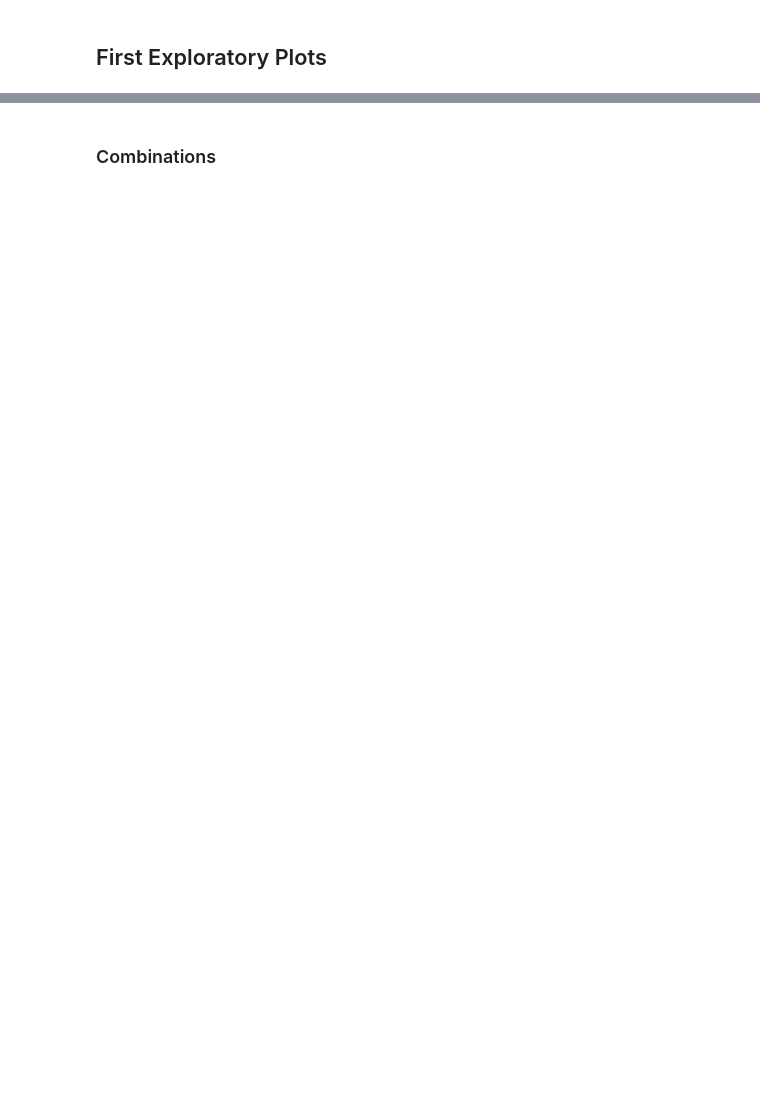
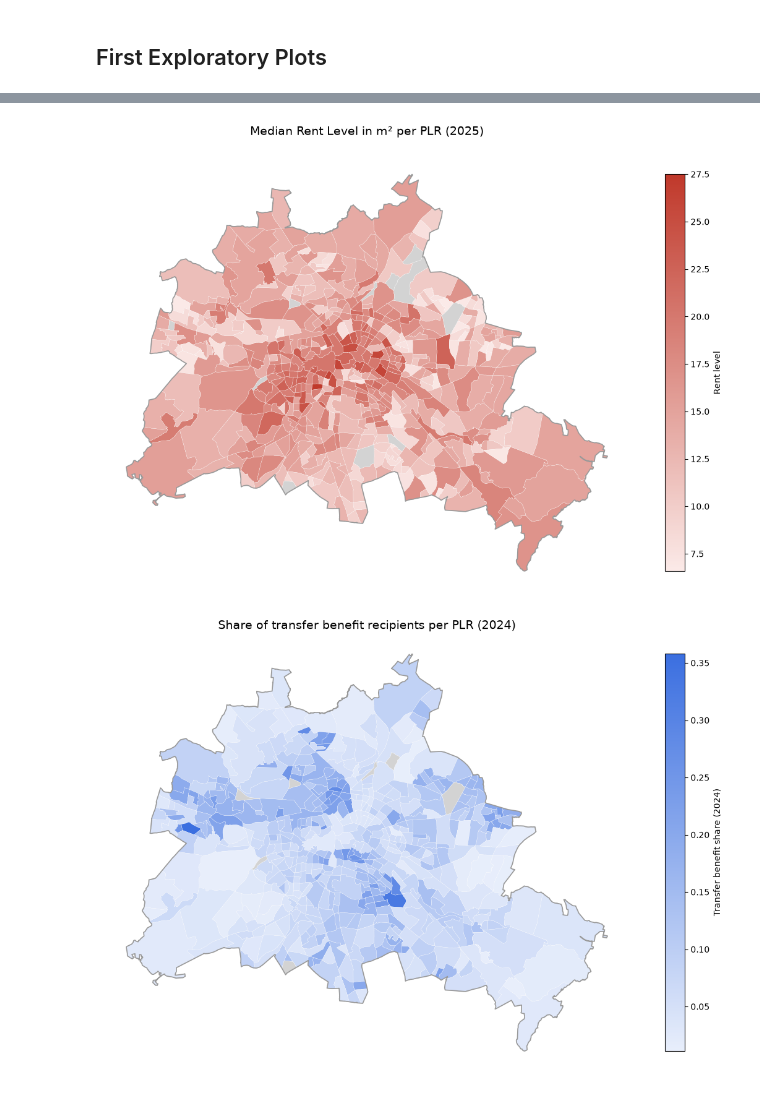
Before and after one commit to mshlg/capstone-kiezkeeper, a Jupyter notebook: notebooks/data_prep/merge_dimensions.ipynb, the cells around one changed output, grey strips where cells are left out. Drawn from its saved outputs; the diff is of its cells as text; code cells hidden in the pictures; blank space fills up the shorter version.

Commit message:
notebook for dimensions merge

```diff
--- a/notebooks/data_prep/merge_dimensions.ipynb
+++ b/notebooks/data_prep/merge_dimensions.ipynb
@@ -244,19 +178,0 @@ coloured: 531 of 542
-# %%
-COL = "soc_transfer_benefit_share_2024"
-# safety-check the column name
-assert COL in df.columns, f"not found. soc columns: {[c for c in df.columns if 'soc' in c.lower()]}"
-
-# Join (plr already loaded, plr_id already zfill(8))
-gdf = plr.merge(df[["plr_id", COL]], on="plr_id", how="left")
-print("coloured:", gdf[COL].notna().sum(), "of", len(gdf))
-
-# Choropleth — share >= 0, sequential scale
-fig, ax = plt.subplots(figsize=(11, 11))
-gdf.plot(column=COL, cmap="Purples", legend=True,
-         edgecolor="white", linewidth=0.2, ax=ax,
-         legend_kwds={"label": "Transfer benefit share (2024)", "shrink": 0.6},
-         missing_kwds={"color": "lightgrey", "label": "no value"})
-ax.set_title("Share of transfer benefit recipients per PLR (2024)", fontsize=14)
-ax.axis("off")
-plt.tight_layout()
-plt.show()
@@ -318,2 +179,54 @@ plot_map("com_upscale_share_level_2026",
-# %% [markdown]
-### Combinations
+# %%
+# output directory for presentation plots
+PLOT_DIR = Path("/Users/mareikesahling/Ginger_Gradient/Capstone/capstone-kiezkeeper/plots/EDA/presentations")
+PLOT_DIR.mkdir(parents=True, exist_ok=True)
+
+# --- presentation colour scheme ---
+cmap_rent     = LinearSegmentedColormap.from_list("rent",     ["#FBEAE8", "#C0392B"])
+cmap_transfer = LinearSegmentedColormap.from_list("transfer", ["#E8EEFB", "#3B6FE0"])
+cmap_gastro   = LinearSegmentedColormap.from_list("gastro",   ["#E6F0ED", "#2E7D6B"])
+
+berlin_outline = plr.dissolve()
+
+def plot_map(col, title, cmap, legend_label, fname, min_gastro=None):
+    assert col in df.columns, f"not found. matching: {[c for c in df.columns if col.split('_')[0] in c]}"
+    g = plr.merge(df[["plr_id", col] + (["com_n_gastro"] if min_gastro else [])],
+                  on="plr_id", how="left")
+    plot_col = col
+    if min_gastro:
+        g["_plot"] = g[col].where(g["com_n_gastro"] >= min_gastro)
+        plot_col = "_plot"
+
+    fig, ax = plt.subplots(figsize=(11, 11))
+    g.plot(column=plot_col, cmap=cmap, legend=True,
+           edgecolor="white", linewidth=0.2, ax=ax,
+           legend_kwds={"label": legend_label, "shrink": 0.6},
+           missing_kwds={"color": "lightgrey", "label": "no value"})
+    berlin_outline.boundary.plot(ax=ax, edgecolor="#999999", linewidth=1.2)
+    ax.set_title(title, fontsize=14)
+    ax.axis("off")
+    plt.tight_layout()
+    plt.savefig(PLOT_DIR / fname, dpi=200, bbox_inches="tight")
+    plt.show()
+
+# --- 1) Real estate: rent level (RED) ---
+plot_map("re_miete_niveau",
+         "Median Rent Level in m² per PLR (2025)\n",
+         cmap_rent, "Rent level",
+         fname="rent_level.png")
+
+# --- 2) Social: transfer benefit share (BLUE) ---
+plot_map("soc_transfer_benefit_share_2024",
+         "Share of transfer benefit recipients per PLR (2024)",
+         cmap_transfer, "Transfer benefit share (2024)",
+         fname="transfer_benefit_share_2024.png")
+
+# --- 3) Commercial: upscale gastronomy share (GREEN) ---
+plot_map("com_upscale_share_level_2026",
+         "Upscale gastronomy share per PLR (2026)\nonly kieze with ≥ 10 gastro businesses",
+         cmap_gastro, "Upscale gastronomy share (2026)",
+         fname="upscale_share_2026.png",
+         min_gastro=10)
+# %% [output]
+[figure, added]
+[figure, added]
```
Also changed, not shown: parts of 15 cells of this notebook.
